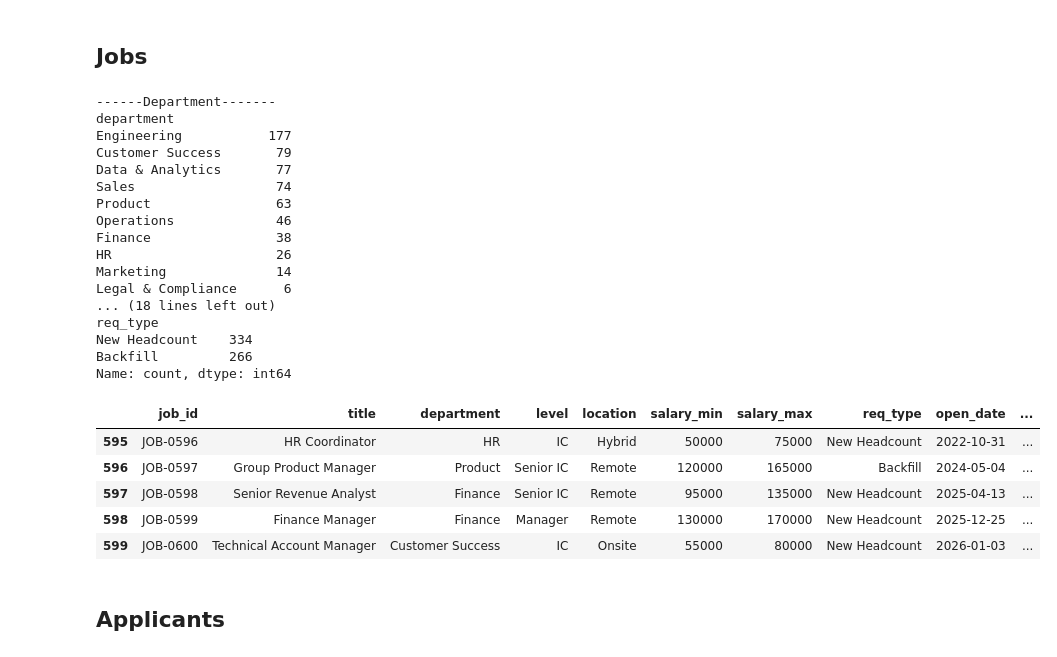
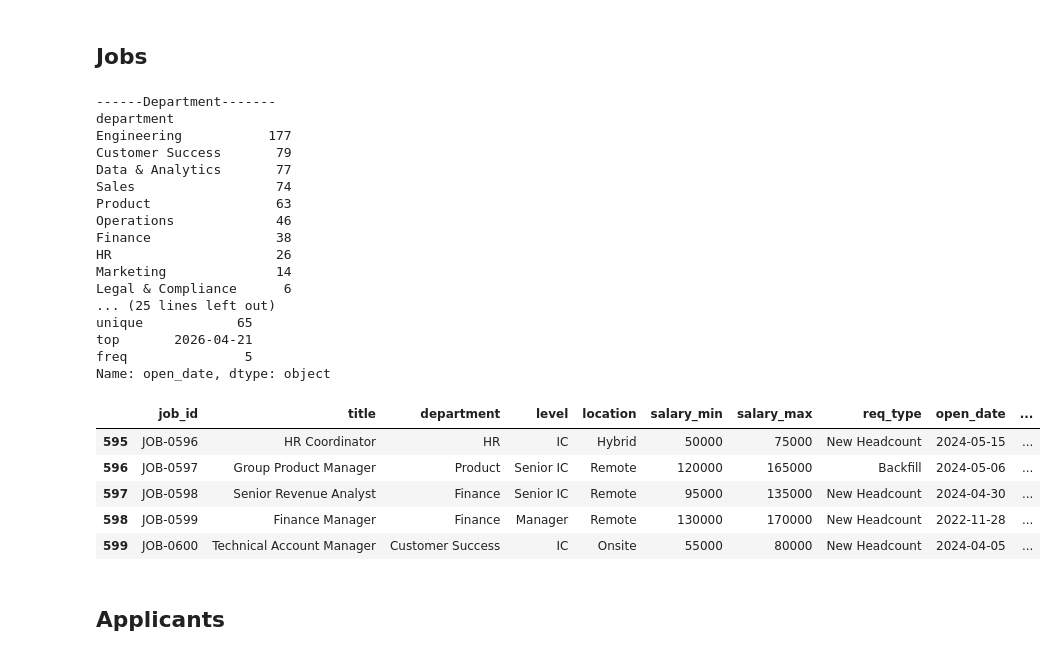
Before and after one commit to m-r-horan/recruiting-analytics, a Jupyter notebook: python/01_generate_data.ipynb, the cells around one changed output. Cells and saved outputs as stored; diff of their text form; code cells hidden in the pictures.

```diff
--- a/python/01_generate_data.ipynb
+++ b/python/01_generate_data.ipynb
@@ -285,14 +286,21 @@ for i in range(600):
     # salary range based on both department and level
     sal_min, sal_max = salary_ranges[dept][level]
 
-    # open date somewhere in the last 4 years — Vantage Health recruiting history
-    open_date = fake.date_between(start_date='-4y', end_date='-6m')
+    # open date depends on status
+    # open jobs are recent — within last 3 months
+    # closed/on hold jobs span the last 4 years
+    if stat == 'Open':
+        end_date   = date.today()
+        start_date = end_date - timedelta(days=90)
+        open_date  = fake.date_between(start_date=start_date, end_date=end_date)
+    else:
+        open_date = fake.date_between(start_date='-4y', end_date='-6m')
 
-    # close date 30-120 days after open — realistic time to fill range
+    # close date 30-120 days after open — realistic time to fill
     close_date = open_date + timedelta(days=random.randint(30, 120))
 
     jobs.append({
-        'job_id':     f'JOB-{i+1:04d}',   # e.g. JOB-0001 up to JOB-0600
+        'job_id':     f'JOB-{i+1:04d}',
         'title':      random.choice(titles[dept][level]),
         'department': dept,
         'level':      level,
@@ -304,43 +312,48 @@ for i in range(600):
         'close_date': close_date,
         'status':     stat
     })
 
 df_jobs = pd.DataFrame(jobs)
 
 # sanity checks on distributions
 print("------Department-------")
 print(df_jobs['department'].value_counts())
 print("\n------Level-------")
 print(df_jobs['level'].value_counts())
 print("\n------Status-------")
 print(df_jobs['status'].value_counts())
 print("\n------Req Type-------")
 print(df_jobs['req_type'].value_counts())
+
+# verify open job dates are recent
+print("\n------Open Job Date Range-------")
+print(df_jobs[df_jobs['status'] == 'Open']['open_date'].describe())
+
 df_jobs.tail()
 # %% [output]
 ------Department-------
 department
 Engineering           177
 Customer Success       79
 Data & Analytics       77
 Sales                  74
 Product                63
 Operations             46
 Finance                38
 HR                     26
 Marketing              14
 Legal & Compliance      6
-... (18 lines left out)
-req_type
-New Headcount    334
-Backfill         266
-Name: count, dtype: int64
+... (25 lines left out)
+unique            65
+top       2026-04-21
+freq               5
+Name: open_date, dtype: object
 |  | job_id | title | department | level | location | salary_min | salary_max | req_type | open_date | ... |
-| 595 | JOB-0596 | HR Coordinator | HR | IC | Hybrid | 50000 | 75000 | New Headcount | 2022-10-31 | ... |
-| 596 | JOB-0597 | Group Product Manager | Product | Senior IC | Remote | 120000 | 165000 | Backfill | 2024-05-04 | ... |
-| 597 | JOB-0598 | Senior Revenue Analyst | Finance | Senior IC | Remote | 95000 | 135000 | New Headcount | 2025-04-13 | ... |
-| 598 | JOB-0599 | Finance Manager | Finance | Manager | Remote | 130000 | 170000 | New Headcount | 2025-12-25 | ... |
-| 599 | JOB-0600 | Technical Account Manager | Customer Success | IC | Onsite | 55000 | 80000 | New Headcount | 2026-01-03 | ... |
+| 595 | JOB-0596 | HR Coordinator | HR | IC | Hybrid | 50000 | 75000 | New Headcount | 2024-05-15 | ... |
+| 596 | JOB-0597 | Group Product Manager | Product | Senior IC | Remote | 120000 | 165000 | Backfill | 2024-05-06 | ... |
+| 597 | JOB-0598 | Senior Revenue Analyst | Finance | Senior IC | Remote | 95000 | 135000 | New Headcount | 2024-04-30 | ... |
+| 598 | JOB-0599 | Finance Manager | Finance | Manager | Remote | 130000 | 170000 | New Headcount | 2022-11-28 | ... |
+| 599 | JOB-0600 | Technical Account Manager | Customer Success | IC | Onsite | 55000 | 80000 | New Headcount | 2024-04-05 | ... |
 # %% [markdown]
 ## Applicants
 # %%
```
Also changed, not shown: parts of 3 cells of this notebook, 8 other files.
